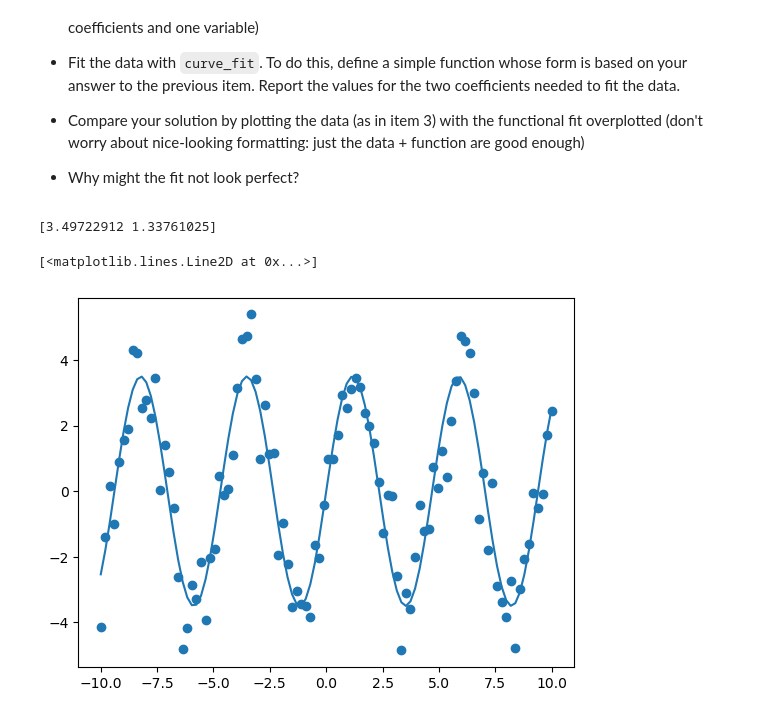
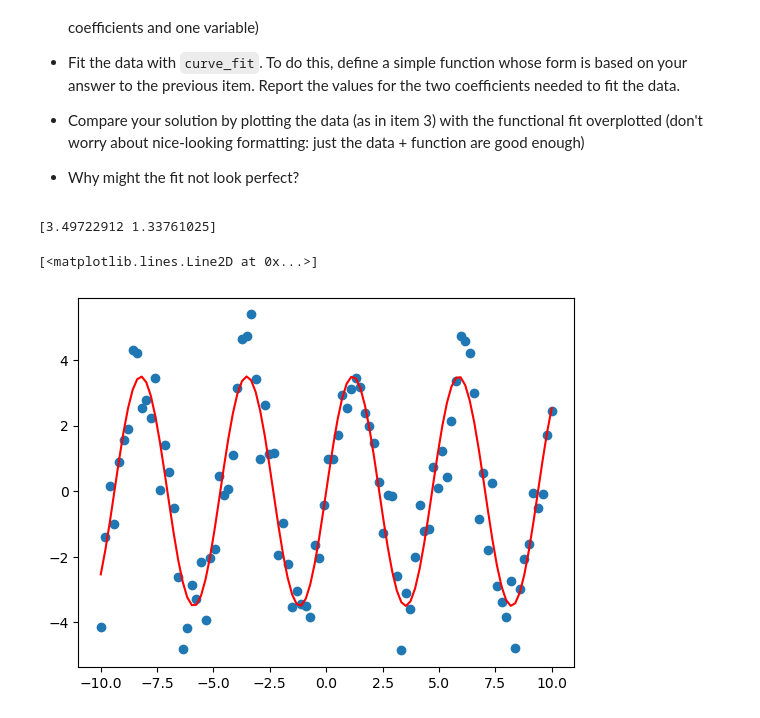
Before and after one commit to astroseandillon/Python-for-data-analysis, a Jupyter notebook: Dillon_Sean_HW_W8.ipynb, the cells around one changed output. Saved outputs shown, nothing was run; the diff lists cells and outputs as text; code cells hidden in the pictures.

```diff
--- a/Dillon_Sean_HW_W8.ipynb
+++ b/Dillon_Sean_HW_W8.ipynb
@@ -30,19 +30,24 @@
 # %%
 import numpy as np
 import matplotlib.pyplot as plt
 from scipy.optimize import curve_fit
 
 x,y = np.loadtxt('inputdata.txt', unpack=True)
 
 plt.scatter(x,y)
 
 def func(x,a,b):
     return a*np.sin(x*b)
 
 param, param_cov = curve_fit(func, x, y)
 print(param)
-plt.plot(x,func(x,param[0],param[1]))
+plt.plot(x,func(x,param[0],param[1]), 'r-')
+
+
+
+#fit isn't perfect because it is using a least-squares optimization fit.
+#if we wanted a perfect fit, we'd use np.interp
 # %% [output]
 [3.49722912 1.33761025]
 [<matplotlib.lines.Line2D at 0x...>]
-[figure, old version]
+[figure, new version]
```
Also changed, not shown: parts of 2 cells of this notebook, 1 other file.
